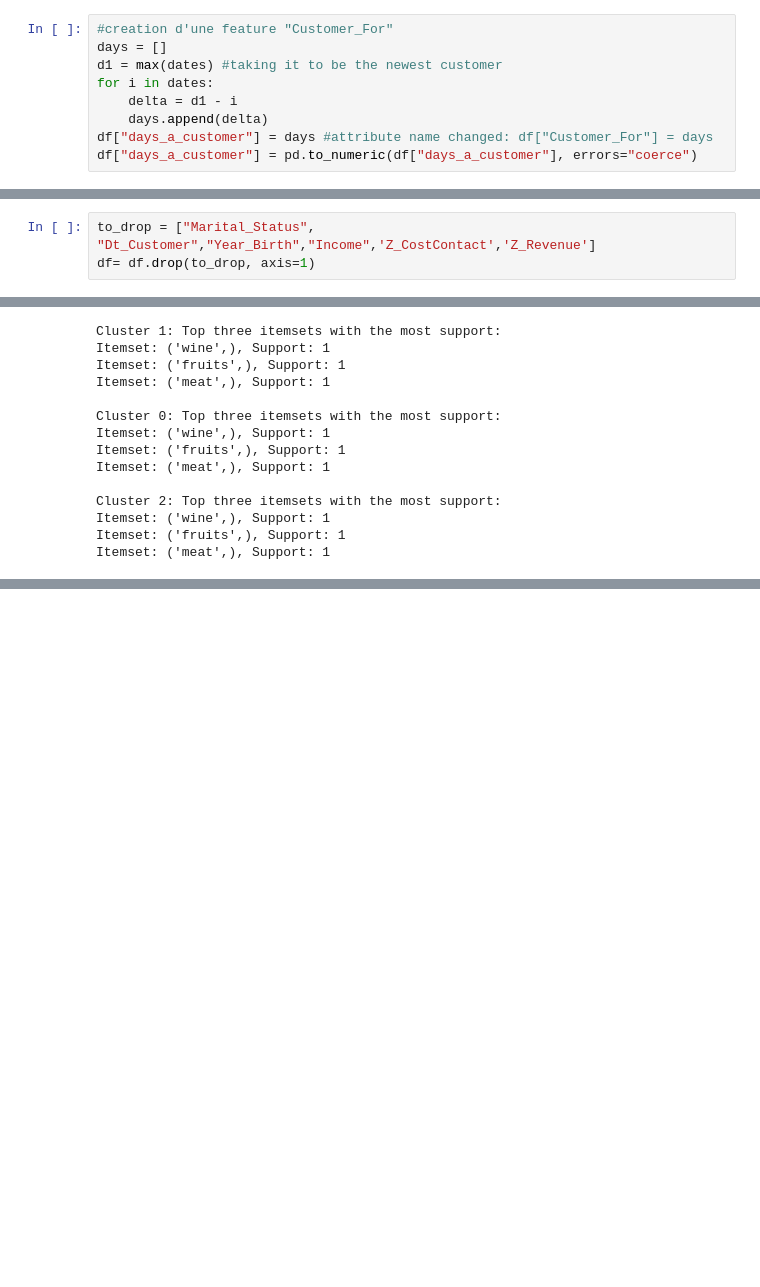
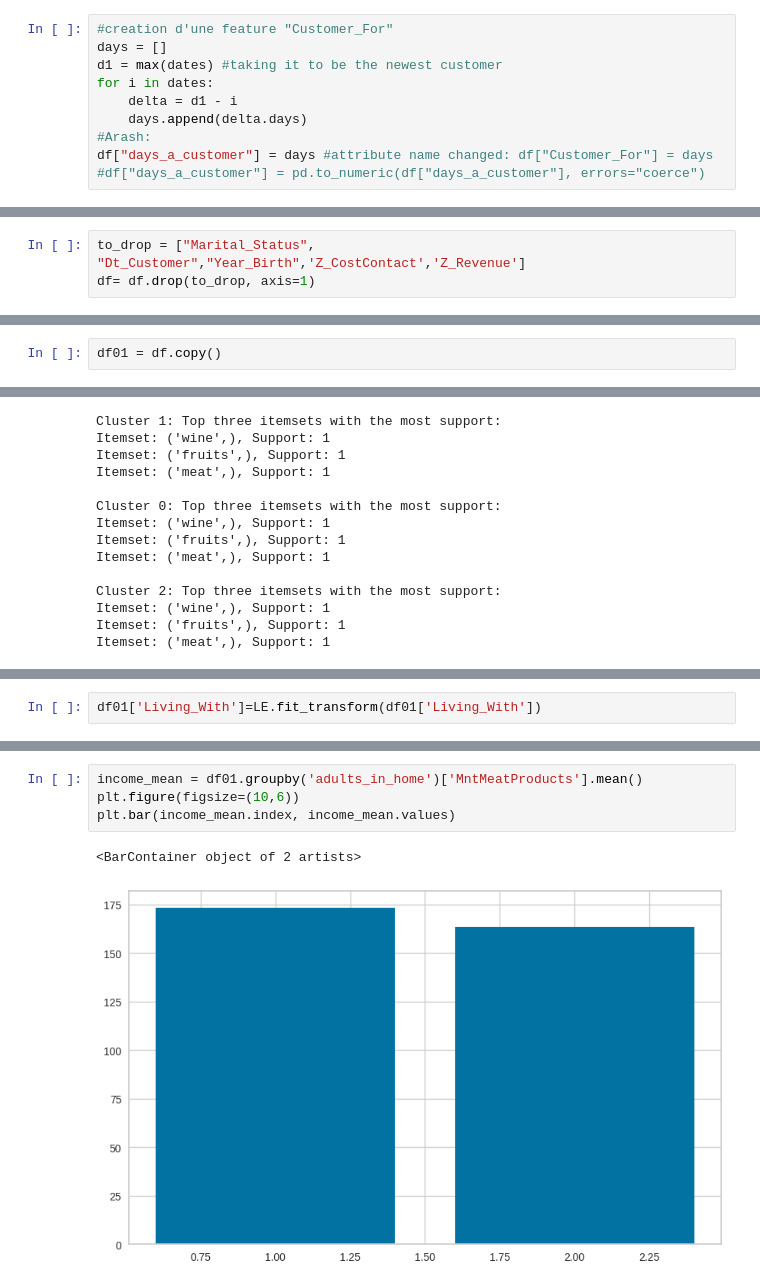
Before and after one commit to Mobusshar/data-mining-project-msc-oulu-2024, a Jupyter notebook: main_code.ipynb, the cells around one changed output, grey strips where cells are left out. Saved outputs shown, nothing was run; the diff lists cells and outputs as text; blank space fills up the shorter version.

```diff
--- a/main_code.ipynb
+++ b/main_code.ipynb
@@ -277,9 +277,10 @@ days = []
 d1 = max(dates) #taking it to be the newest customer
 for i in dates:
     delta = d1 - i
-    days.append(delta)
+    days.append(delta.days)
+#Arash:
 df["days_a_customer"] = days #attribute name changed: df["Customer_For"] = days
-df["days_a_customer"] = pd.to_numeric(df["days_a_customer"], errors="coerce")
+#df["days_a_customer"] = pd.to_numeric(df["days_a_customer"], errors="coerce")
 # %%
 df.describe()
 # %% [output]
@@ -362,5 +365,5 @@ df["IncomePer"] =df["Income"]/df["Family_Size"]
 # %%
-to_drop = ["Marital_Status", "Dt_Customer","Year_Birth","Income",'Z_CostContact','Z_Revenue']
+to_drop = ["Marital_Status", "Dt_Customer","Year_Birth",'Z_CostContact','Z_Revenue']
 df= df.drop(to_drop, axis=1)
 # %%
 df["Age"].value_counts()
@@ -384,6 +387,8 @@ Age
 Name: count, dtype: int64
 # %%
 df["Total_Promos"] = df["AcceptedCmp1"]+ df["AcceptedCmp2"]+ df["AcceptedCmp3"]+ df["AcceptedCmp4"]+ df["AcceptedCmp5"]
+# %%
+df01 = df.copy()
 # %%
 #Get list of categorical variables
 s = (df.dtypes == 'object')
@@ -727,0 +735,2 @@ Itemset: ('meat',), Support: 1
+# %%
+df01['Living_With']=LE.fit_transform(df01['Living_With'])
@@ -727,0 +751,7 @@ Itemset: ('meat',), Support: 1
+# %%
+income_mean = df01.groupby('adults_in_home')['MntMeatProducts'].mean()
+plt.figure(figsize=(10,6))
+plt.bar(income_mean.index, income_mean.values)
+# %% [output]
+<BarContainer object of 2 artists>
+[figure, added]
```
Also changed, not shown: parts of 15 cells of this notebook.
